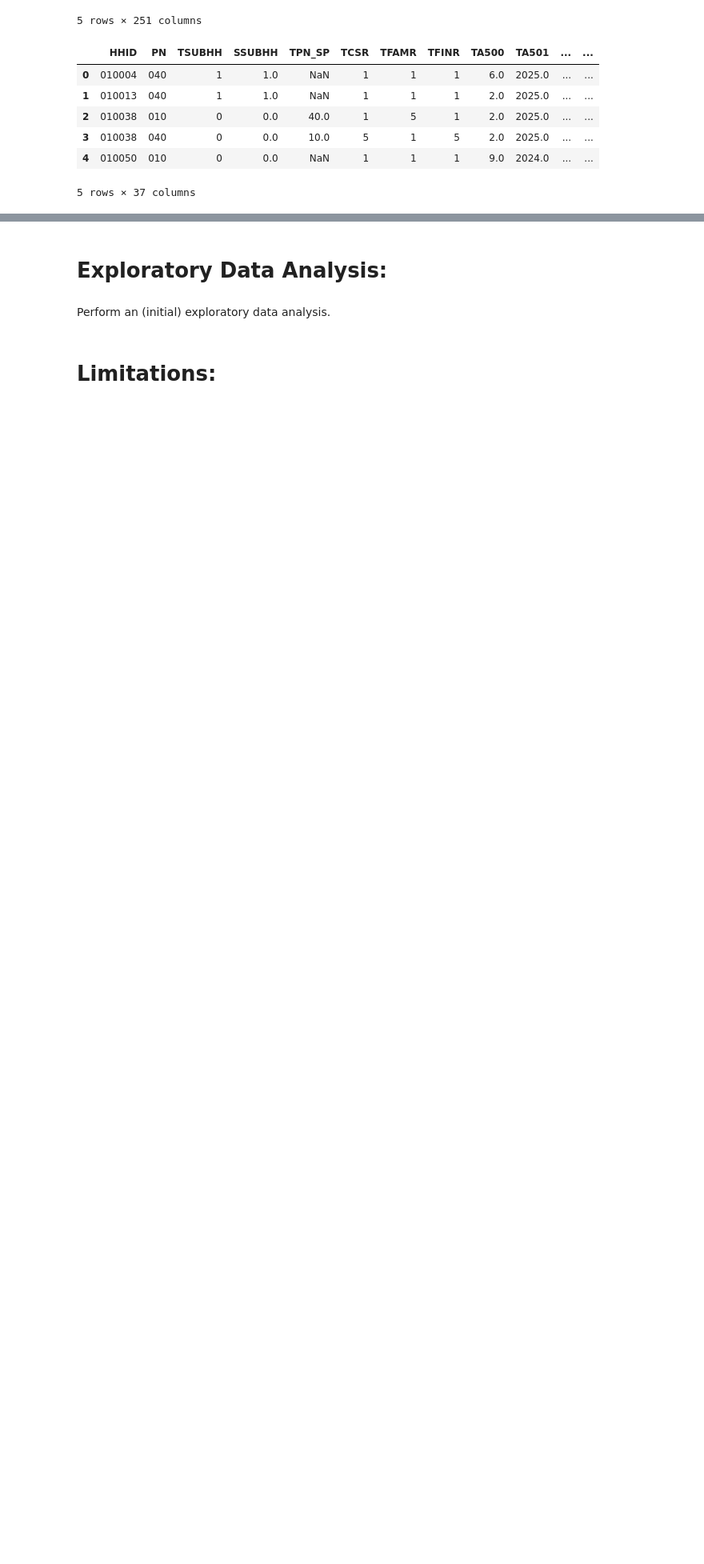
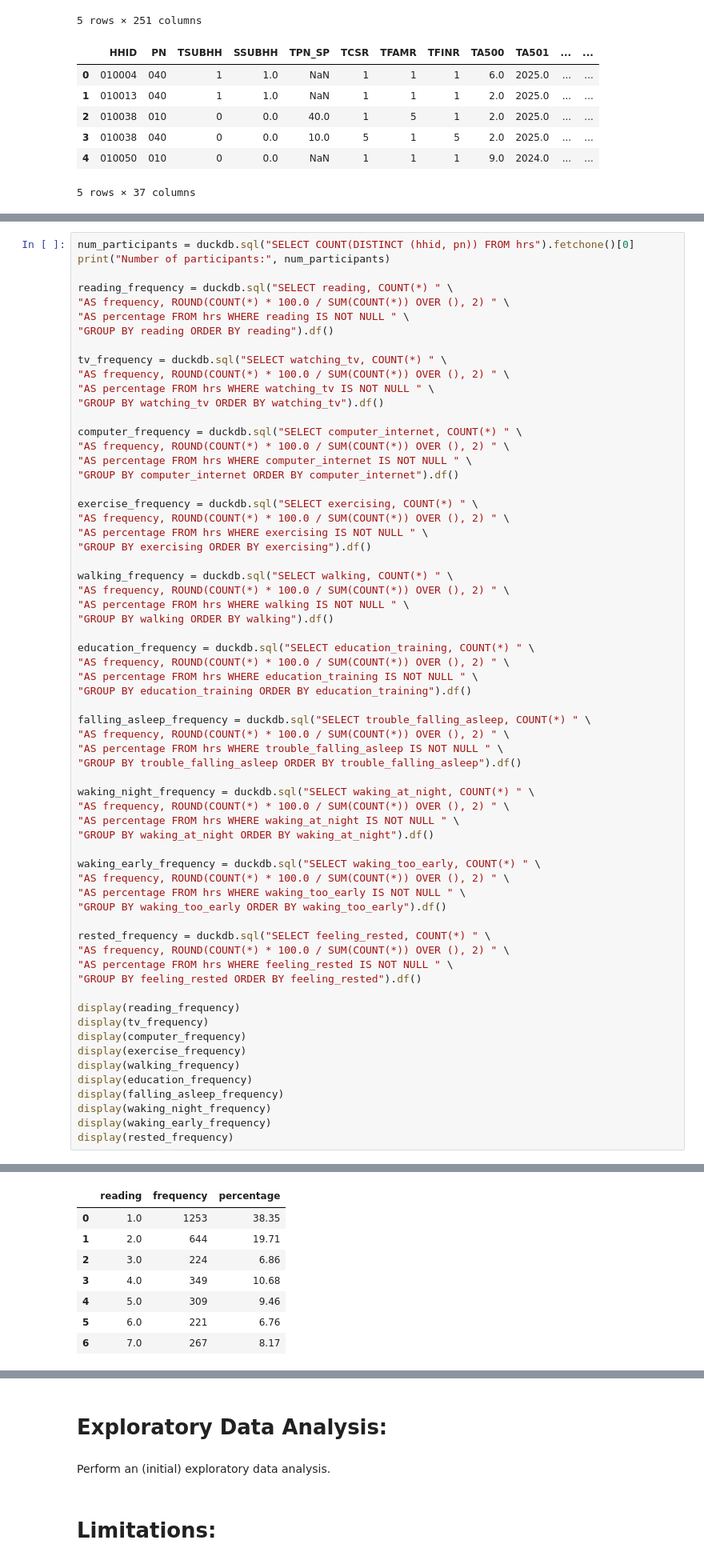
Before and after one commit to rem388/DataScienceProject, a Jupyter notebook: Phase2.ipynb, the cells around one changed output, grey strips where cells are left out. Shown at 80% size. Saved outputs shown, nothing was run; the diff lists cells and outputs as text; blank space fills up the shorter version.

```diff
--- a/Phase2.ipynb
+++ b/Phase2.ipynb
@@ -645,0 +663,65 @@ These separate HRS files can be combined because they contain common respondent
+# %%
+num_participants = duckdb.sql("SELECT COUNT(DISTINCT (hhid, pn)) FROM hrs").fetchone()[0]
+print("Number of participants:", num_participants)
+
+reading_frequency = duckdb.sql("SELECT reading, COUNT(*) " \
+"AS frequency, ROUND(COUNT(*) * 100.0 / SUM(COUNT(*)) OVER (), 2) " \
+"AS percentage FROM hrs WHERE reading IS NOT NULL " \
+"GROUP BY reading ORDER BY reading").df()
+
+tv_frequency = duckdb.sql("SELECT watching_tv, COUNT(*) " \
+"AS frequency, ROUND(COUNT(*) * 100.0 / SUM(COUNT(*)) OVER (), 2) " \
+"AS percentage FROM hrs WHERE watching_tv IS NOT NULL " \
+"GROUP BY watching_tv ORDER BY watching_tv").df()
+
+computer_frequency = duckdb.sql("SELECT computer_internet, COUNT(*) " \
+"AS frequency, ROUND(COUNT(*) * 100.0 / SUM(COUNT(*)) OVER (), 2) " \
+"AS percentage FROM hrs WHERE computer_internet IS NOT NULL " \
+"GROUP BY computer_internet ORDER BY computer_internet").df()
+
+exercise_frequency = duckdb.sql("SELECT exercising, COUNT(*) " \
+"AS frequency, ROUND(COUNT(*) * 100.0 / SUM(COUNT(*)) OVER (), 2) " \
+"AS percentage FROM hrs WHERE exercising IS NOT NULL " \
+"GROUP BY exercising ORDER BY exercising").df()
+
+walking_frequency = duckdb.sql("SELECT walking, COUNT(*) " \
+"AS frequency, ROUND(COUNT(*) * 100.0 / SUM(COUNT(*)) OVER (), 2) " \
+"AS percentage FROM hrs WHERE walking IS NOT NULL " \
+"GROUP BY walking ORDER BY walking").df()
+
+education_frequency = duckdb.sql("SELECT education_training, COUNT(*) " \
+"AS frequency, ROUND(COUNT(*) * 100.0 / SUM(COUNT(*)) OVER (), 2) " \
+"AS percentage FROM hrs WHERE education_training IS NOT NULL " \
+"GROUP BY education_training ORDER BY education_training").df()
+
+falling_asleep_frequency = duckdb.sql("SELECT trouble_falling_asleep, COUNT(*) " \
+"AS frequency, ROUND(COUNT(*) * 100.0 / SUM(COUNT(*)) OVER (), 2) " \
+"AS percentage FROM hrs WHERE trouble_falling_asleep IS NOT NULL " \
+"GROUP BY trouble_falling_asleep ORDER BY trouble_falling_asleep").df()
+
+waking_night_frequency = duckdb.sql("SELECT waking_at_night, COUNT(*) " \
+"AS frequency, ROUND(COUNT(*) * 100.0 / SUM(COUNT(*)) OVER (), 2) " \
+"AS percentage FROM hrs WHERE waking_at_night IS NOT NULL " \
+"GROUP BY waking_at_night ORDER BY waking_at_night").df()
+
+waking_early_frequency = duckdb.sql("SELECT waking_too_early, COUNT(*) " \
+"AS frequency, ROUND(COUNT(*) * 100.0 / SUM(COUNT(*)) OVER (), 2) " \
+"AS percentage FROM hrs WHERE waking_too_early IS NOT NULL " \
+"GROUP BY waking_too_early ORDER BY waking_too_early").df()
+
+rested_frequency = duckdb.sql("SELECT feeling_rested, COUNT(*) " \
+"AS frequency, ROUND(COUNT(*) * 100.0 / SUM(COUNT(*)) OVER (), 2) " \
+"AS percentage FROM hrs WHERE feeling_rested IS NOT NULL " \
+"GROUP BY feeling_rested ORDER BY feeling_rested").df()
+
+display(reading_frequency)
+display(tv_frequency)
+display(computer_frequency)
+display(exercise_frequency)
+display(walking_frequency)
+display(education_frequency)
+display(falling_asleep_frequency)
+display(waking_night_frequency)
+display(waking_early_frequency)
+display(rested_frequency)
+# %% [output]
@@ -645,0 +729,8 @@ These separate HRS files can be combined because they contain common respondent
+|  | reading | frequency | percentage |
+| 0 | 1.0 | 1253 | 38.35 |
+| 1 | 2.0 | 644 | 19.71 |
+| 2 | 3.0 | 224 | 6.86 |
+| 3 | 4.0 | 349 | 10.68 |
+| 4 | 5.0 | 309 | 9.46 |
+| 5 | 6.0 | 221 | 6.76 |
+| 6 | 7.0 | 267 | 8.17 |
```
Also changed, not shown: parts of 11 cells of this notebook.
